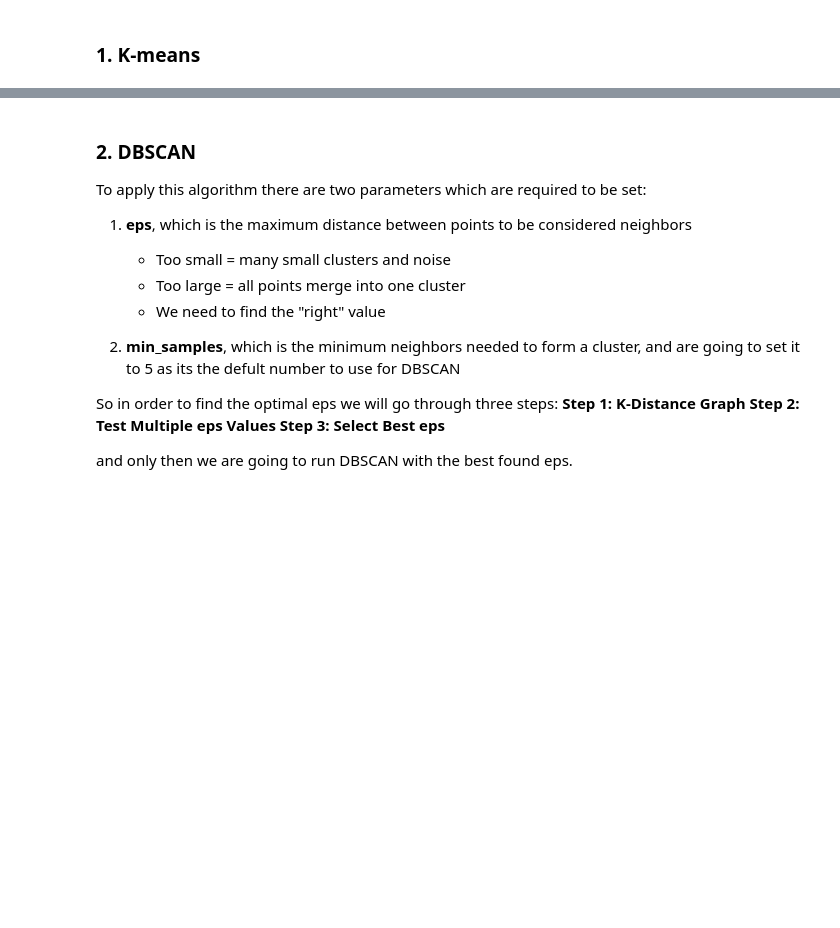
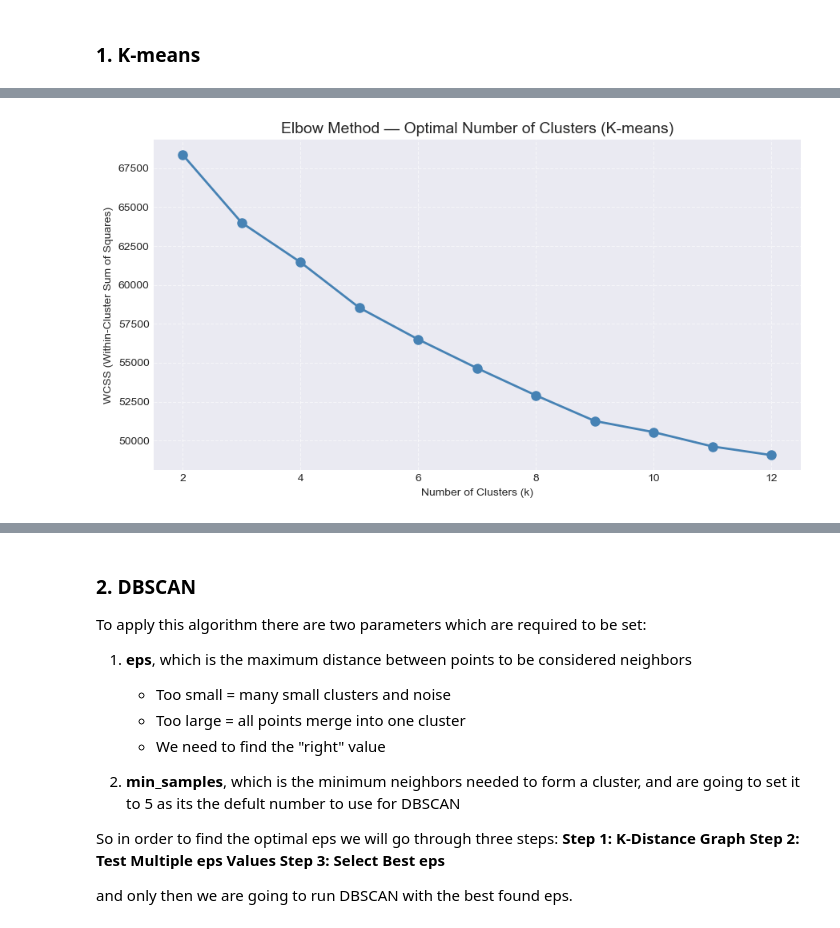
Before and after one commit to K0alaxy/SWE485-G2-Phase1, a Jupyter notebook: Phase2_Unsupervised_Learning.ipynb, the cells around one changed output, grey strips where cells are left out. Drawn from its saved outputs; the diff is of its cells as text; code cells hidden in the pictures; blank space fills up the shorter version.

Commit message:
Add K-means clustering implementation with evaluation and interpretation

```diff
--- a/Phase2_Unsupervised_Learning.ipynb
+++ b/Phase2_Unsupervised_Learning.ipynb
@@ -310,0 +350,23 @@ Hopkins Statistic: 0.3279
+# %%
+# ── ELBOW METHOD ─────────────────────────────────────────────────────────────
+# For each candidate k we record the inertia (WCSS) from the fitted model.
+# We test k = 2 through 12 on the full scaled dataset.
+wcss = []
+k_range = range(2, 13)
+
+for k in k_range:
+    km = KMeans(n_clusters=k, init='k-means++', n_init=10, random_state=42)
+    km.fit(X_scaled)
+    wcss.append(km.inertia_)    # inertia == WCSS
+
+# ── ELBOW PLOT ───────────────────────────────────────────────────────────────
+fig, ax = plt.subplots(figsize=(9, 5))
+ax.plot(list(k_range), wcss, marker='o', linewidth=2, color='steelblue', markersize=8)
+ax.set_title('Elbow Method — Optimal Number of Clusters (K-means)', fontsize=14)
+ax.set_xlabel('Number of Clusters (k)')
+ax.set_ylabel('WCSS (Within-Cluster Sum of Squares)')
+ax.grid(True, linestyle='--', alpha=0.6)
+plt.tight_layout()
+plt.show()
+# %% [output]
+[figure, added]
```
Also changed, not shown: parts of 35 cells of this notebook.
